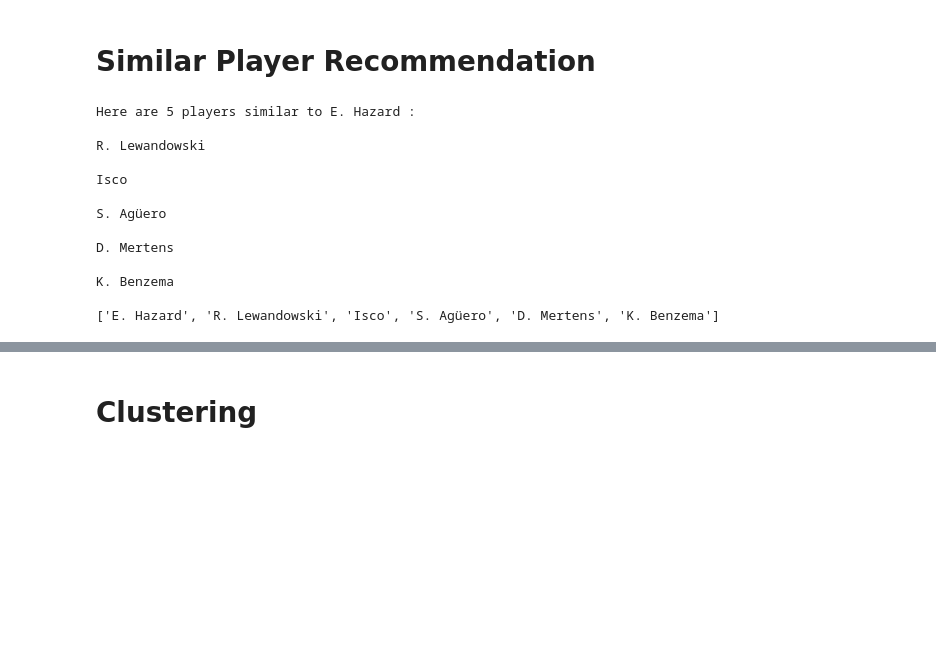
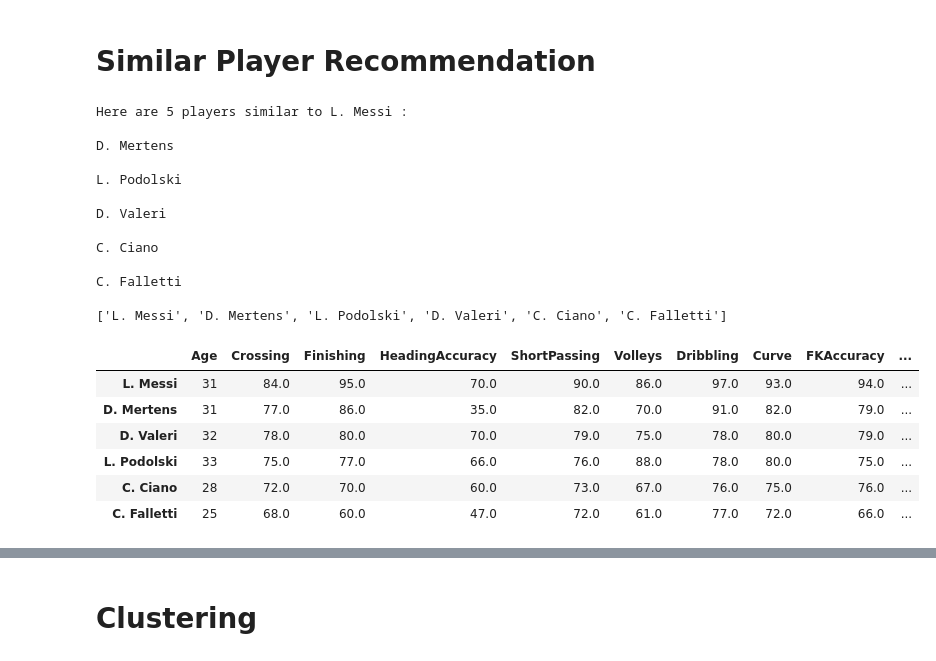
Before and after one commit to nazihkalo/FIFA19-Scouting-Analysis, a Jupyter notebook: 100-Recommendation_Clustering.ipynb, the cells around one changed output, grey strips where cells are left out. Cells and saved outputs as stored; diff of their text form; code cells hidden in the pictures; blank space fills up the shorter version.

```diff
--- a/100-Recommendation_Clustering.ipynb
+++ b/100-Recommendation_Clustering.ipynb
@@ -166,20 +159,20 @@ def recommend_me(player):
     recommend_list.insert(0, player)
     return recommend_list
 
-recommendation = recommend_me("E. Hazard")
+recommendation = recommend_me("L. Messi")
 
 print(recommendation)
 # %% [output]
-Here are 5 players similar to E. Hazard :
-
-R. Lewandowski
-
-Isco
-
-S. Agüero
+Here are 5 players similar to L. Messi :
 
 D. Mertens
 
-K. Benzema
+L. Podolski
 
-['E. Hazard', 'R. Lewandowski', 'Isco', 'S. Agüero', 'D. Mertens', 'K. Benzema']
+D. Valeri
+
+C. Ciano
+
+C. Falletti
+
+['L. Messi', 'D. Mertens', 'L. Podolski', 'D. Valeri', 'C. Ciano', 'C. Falletti']
@@ -220,4 +217,14 @@ standard_player = predictors_df[rador_variables][fifa.Name.isin(recommendation)]
 standard_player = standard_player.set_index(pd.Index(fifa.Name[standard_player.index].values))
+# %%
+standard_player.head(10)
+# %% [output]
+|  | Age | Crossing | Finishing | HeadingAccuracy | ShortPassing | Volleys | Dribbling | Curve | FKAccuracy | ... |
+| L. Messi | 31 | 84.0 | 95.0 | 70.0 | 90.0 | 86.0 | 97.0 | 93.0 | 94.0 | ... |
+| D. Mertens | 31 | 77.0 | 86.0 | 35.0 | 82.0 | 70.0 | 91.0 | 82.0 | 79.0 | ... |
+| D. Valeri | 32 | 78.0 | 80.0 | 70.0 | 79.0 | 75.0 | 78.0 | 80.0 | 79.0 | ... |
+| L. Podolski | 33 | 75.0 | 77.0 | 66.0 | 76.0 | 88.0 | 78.0 | 80.0 | 75.0 | ... |
+| C. Ciano | 28 | 72.0 | 70.0 | 60.0 | 73.0 | 67.0 | 76.0 | 75.0 | 76.0 | ... |
+| C. Falletti | 25 | 68.0 | 60.0 | 47.0 | 72.0 | 61.0 | 77.0 | 72.0 | 66.0 | ... |
 # %%
 RadorChart(graph= standard_player,
            abilities = rador_variables,
```
Also changed, not shown: parts of 26 cells of this notebook.
